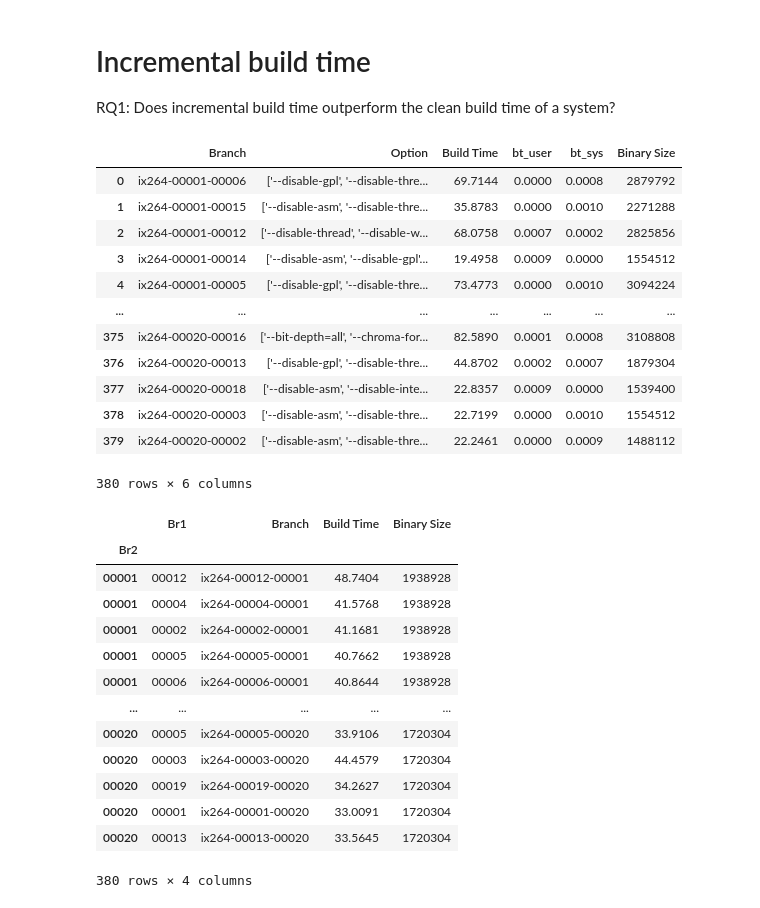
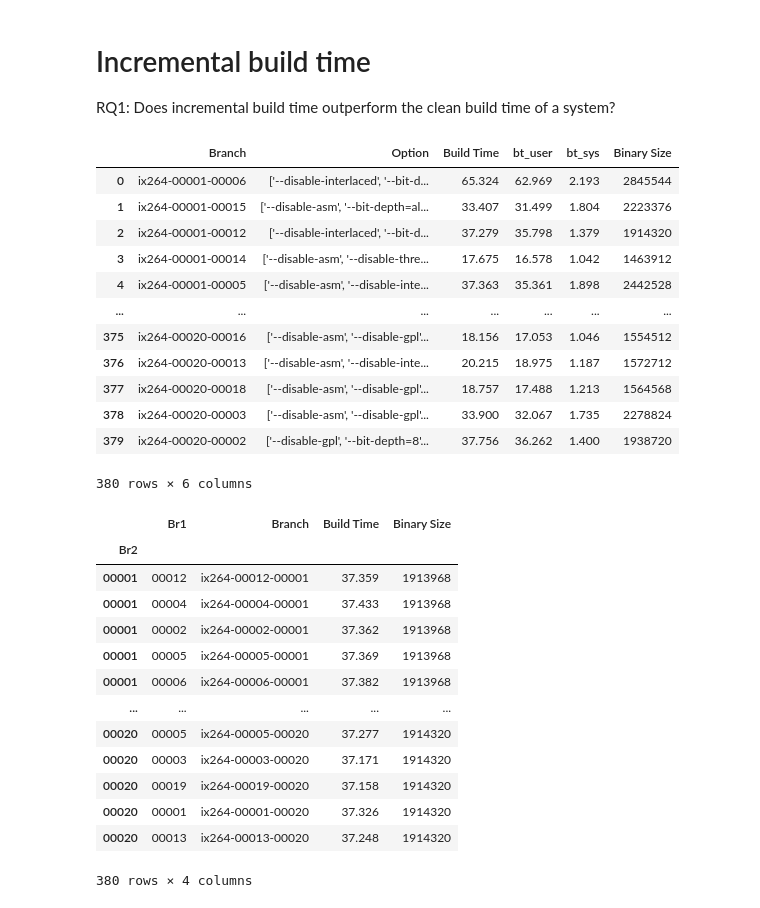
Before and after one commit to ternava/Incremental-build, a Jupyter notebook: notebooks/incremental_build_time.ipynb, the cells around one changed output. Cells and saved outputs as stored; diff of their text form; code cells hidden in the pictures.

```diff
--- a/notebooks/incremental_build_time.ipynb
+++ b/notebooks/incremental_build_time.ipynb
@@ -7,25 +7,25 @@ import pandas as pd
 import numpy as np
 # %%
 # Will show the incremental build time and the executable's binary size for all system's configurations
-path = '/home/xternava/Documents/GitHub/Incremental-build/data/rez_sample_04/'
+path = '/home/xternava/Documents/GitHub/Incremental-build/data/rez_sample_03I/'
 #path = '/src/data/'
 df = pd.read_csv(path + 'buildtime_di1.csv')
 df.columns
 df = df.rename(columns = {"bt_real": "Build Time", "BinarySize": "Binary Size"})
 df
 # %% [output]
 |  | Branch | Option | Build Time | bt_user | bt_sys | Binary Size |
-| 0 | ix264-00001-00006 | ['--disable-gpl', '--disable-thre... | 69.7144 | 0.0000 | 0.0008 | 2879792 |
-| 1 | ix264-00001-00015 | ['--disable-asm', '--disable-thre... | 35.8783 | 0.0000 | 0.0010 | 2271288 |
-| 2 | ix264-00001-00012 | ['--disable-thread', '--disable-w... | 68.0758 | 0.0007 | 0.0002 | 2825856 |
-| 3 | ix264-00001-00014 | ['--disable-asm', '--disable-gpl'... | 19.4958 | 0.0009 | 0.0000 | 1554512 |
-| 4 | ix264-00001-00005 | ['--disable-gpl', '--disable-thre... | 73.4773 | 0.0000 | 0.0010 | 3094224 |
+| 0 | ix264-00001-00006 | ['--disable-interlaced', '--bit-d... | 65.324 | 62.969 | 2.193 | 2845544 |
+| 1 | ix264-00001-00015 | ['--disable-asm', '--bit-depth=al... | 33.407 | 31.499 | 1.804 | 2223376 |
+| 2 | ix264-00001-00012 | ['--disable-interlaced', '--bit-d... | 37.279 | 35.798 | 1.379 | 1914320 |
+| 3 | ix264-00001-00014 | ['--disable-asm', '--disable-thre... | 17.675 | 16.578 | 1.042 | 1463912 |
+| 4 | ix264-00001-00005 | ['--disable-asm', '--disable-inte... | 37.363 | 35.361 | 1.898 | 2442528 |
 | ... | ... | ... | ... | ... | ... | ... |
-| 375 | ix264-00020-00016 | ['--bit-depth=all', '--chroma-for... | 82.5890 | 0.0001 | 0.0008 | 3108808 |
-| 376 | ix264-00020-00013 | ['--disable-gpl', '--disable-thre... | 44.8702 | 0.0002 | 0.0007 | 1879304 |
-| 377 | ix264-00020-00018 | ['--disable-asm', '--disable-inte... | 22.8357 | 0.0009 | 0.0000 | 1539400 |
-| 378 | ix264-00020-00003 | ['--disable-asm', '--disable-thre... | 22.7199 | 0.0000 | 0.0010 | 1554512 |
-| 379 | ix264-00020-00002 | ['--disable-asm', '--disable-thre... | 22.2461 | 0.0000 | 0.0009 | 1488112 |
+| 375 | ix264-00020-00016 | ['--disable-asm', '--disable-gpl'... | 18.156 | 17.053 | 1.046 | 1554512 |
+| 376 | ix264-00020-00013 | ['--disable-asm', '--disable-inte... | 20.215 | 18.975 | 1.187 | 1572712 |
+| 377 | ix264-00020-00018 | ['--disable-asm', '--disable-gpl'... | 18.757 | 17.488 | 1.213 | 1564568 |
+| 378 | ix264-00020-00003 | ['--disable-asm', '--disable-gpl'... | 33.900 | 32.067 | 1.735 | 2278824 |
+| 379 | ix264-00020-00002 | ['--disable-gpl', '--bit-depth=8'... | 37.756 | 36.262 | 1.400 | 1938720 |
 380 rows × 6 columns
 # %%
 # For further analyses, the branch names are extracted into separate columns
@@ -39,17 +39,17 @@ dx
 # %% [output]
 |  | Br1 | Branch | Build Time | Binary Size |
 | Br2 |  |  |  |  |
-| 00001 | 00012 | ix264-00012-00001 | 48.7404 | 1938928 |
-| 00001 | 00004 | ix264-00004-00001 | 41.5768 | 1938928 |
-| 00001 | 00002 | ix264-00002-00001 | 41.1681 | 1938928 |
-| 00001 | 00005 | ix264-00005-00001 | 40.7662 | 1938928 |
-| 00001 | 00006 | ix264-00006-00001 | 40.8644 | 1938928 |
+| 00001 | 00012 | ix264-00012-00001 | 37.359 | 1913968 |
+| 00001 | 00004 | ix264-00004-00001 | 37.433 | 1913968 |
+| 00001 | 00002 | ix264-00002-00001 | 37.362 | 1913968 |
+| 00001 | 00005 | ix264-00005-00001 | 37.369 | 1913968 |
+| 00001 | 00006 | ix264-00006-00001 | 37.382 | 1913968 |
 | ... | ... | ... | ... | ... |
-| 00020 | 00005 | ix264-00005-00020 | 33.9106 | 1720304 |
-| 00020 | 00003 | ix264-00003-00020 | 44.4579 | 1720304 |
-| 00020 | 00019 | ix264-00019-00020 | 34.2627 | 1720304 |
-| 00020 | 00001 | ix264-00001-00020 | 33.0091 | 1720304 |
-| 00020 | 00013 | ix264-00013-00020 | 33.5645 | 1720304 |
+| 00020 | 00005 | ix264-00005-00020 | 37.277 | 1914320 |
+| 00020 | 00003 | ix264-00003-00020 | 37.171 | 1914320 |
+| 00020 | 00019 | ix264-00019-00020 | 37.158 | 1914320 |
+| 00020 | 00001 | ix264-00001-00020 | 37.326 | 1914320 |
+| 00020 | 00013 | ix264-00013-00020 | 37.248 | 1914320 |
 380 rows × 4 columns
 # %%
 # A detailed view of each incremental build time after clean build configurations
```
Also changed, not shown: parts of 7 cells of this notebook, 37 other files.
